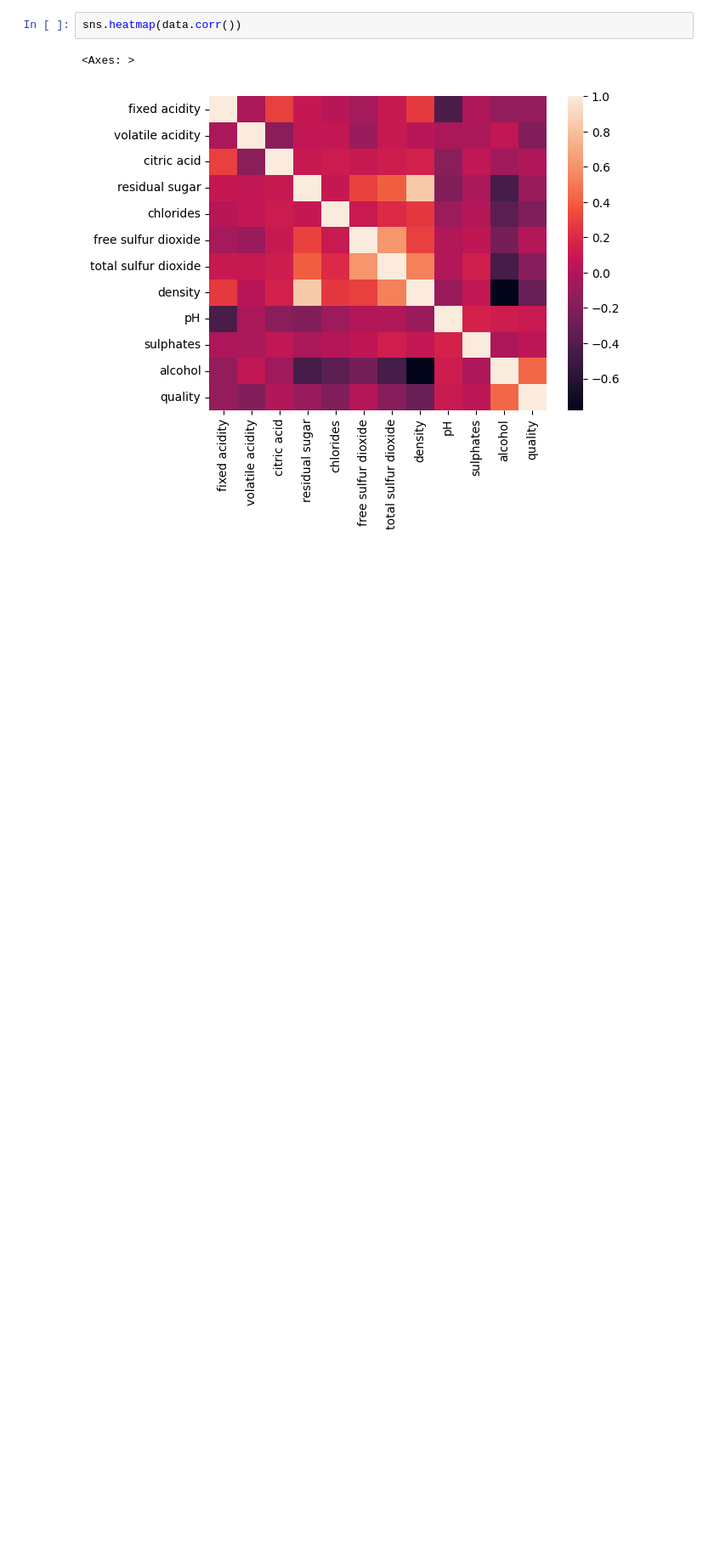
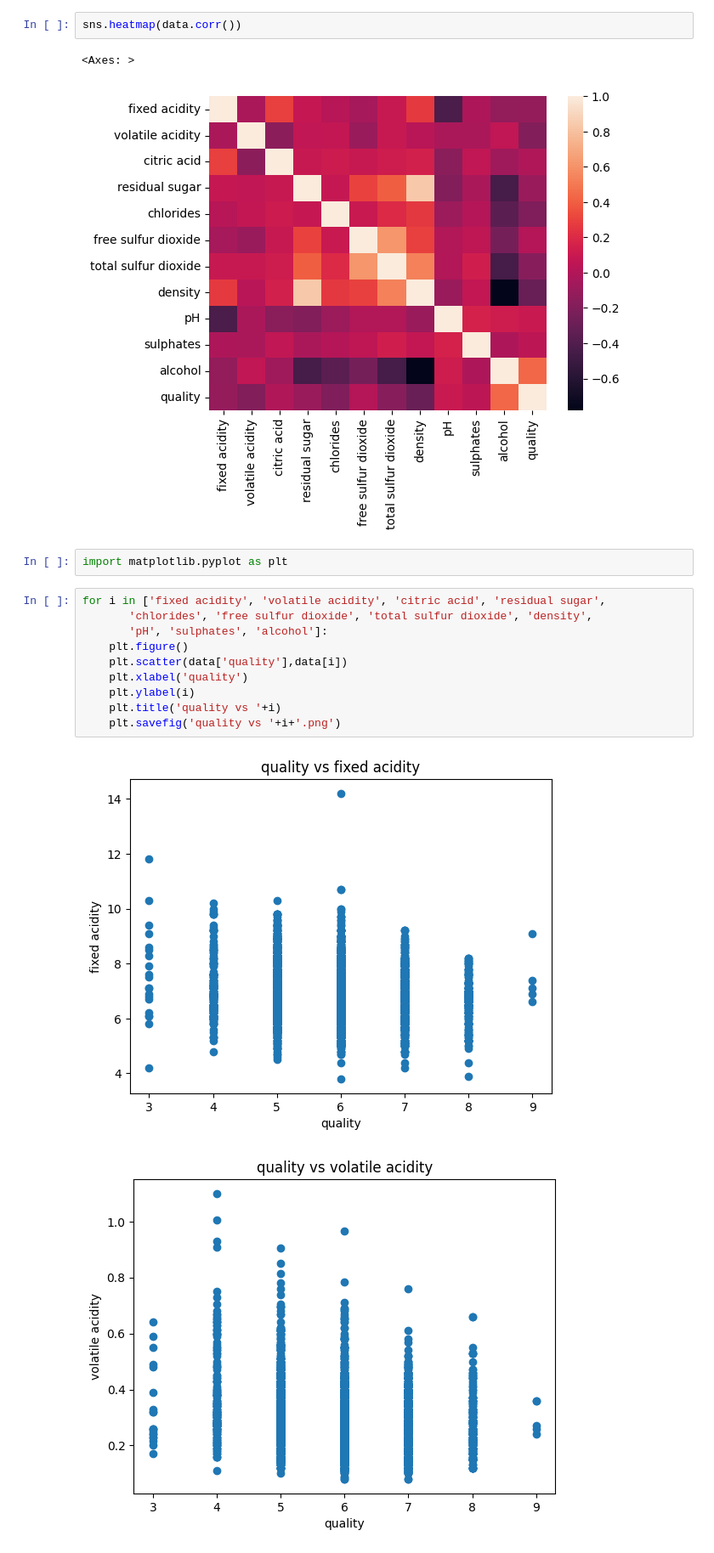
Before and after one commit to rahim-khan-iitg/SI_Project2, a Jupyter notebook: Notebook.ipynb, the cells around one changed output. Shown at 85% size. Saved outputs shown, nothing was run; the diff lists cells and outputs as text; blank space fills up the shorter version.

```diff
--- a/Notebook.ipynb
+++ b/Notebook.ipynb
@@ -61,3 +61,18 @@ sns.heatmap(data.corr())
 # %% [output]
 <Axes: >
 [figure]
+# %%
+import matplotlib.pyplot as plt
+# %%
+for i in ['fixed acidity', 'volatile acidity', 'citric acid', 'residual sugar',
+       'chlorides', 'free sulfur dioxide', 'total sulfur dioxide', 'density',
+       'pH', 'sulphates', 'alcohol']:
+    plt.figure()
+    plt.scatter(data['quality'],data[i])
+    plt.xlabel('quality')
+    plt.ylabel(i)
+    plt.title('quality vs '+i)
+    plt.savefig('quality vs '+i+'.png')
+# %% [output]
+[figure, added]
+[figure, added]
```
Also changed, not shown: parts of 2 cells of this notebook, 19 other files.
